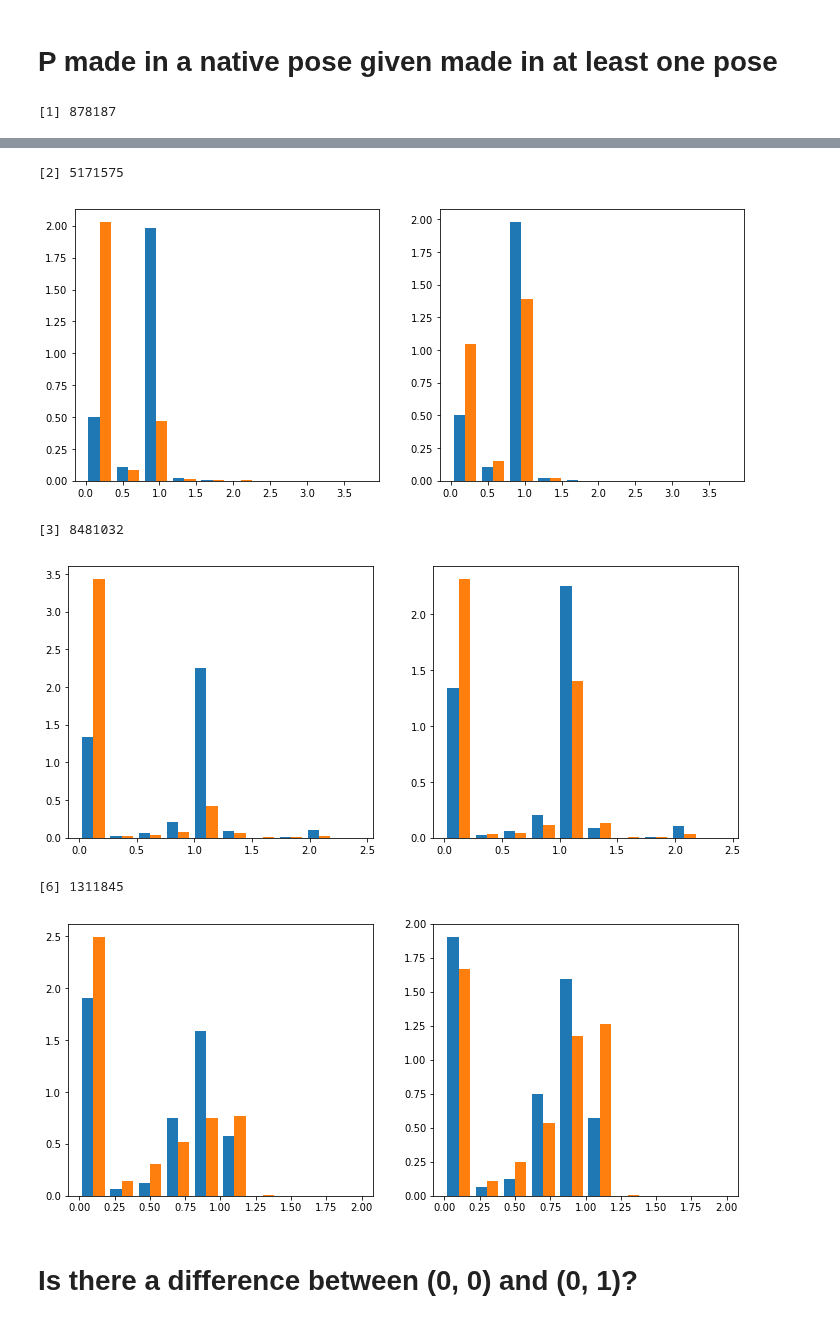
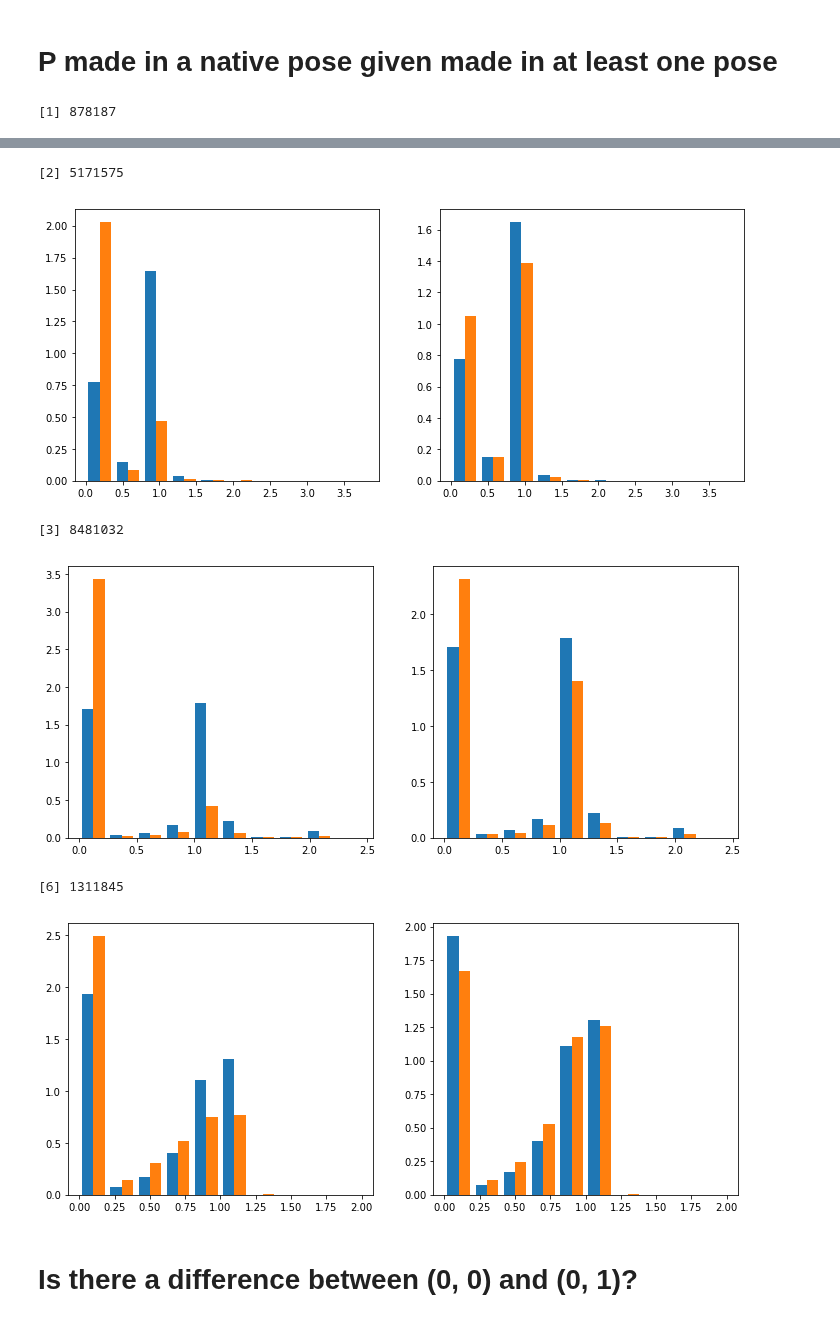
Before and after one commit to orangese/combind_multistruct_benchmarking, a Jupyter notebook: notebooks/HBond scoring.ipynb, the cells around one changed output, grey strips where cells are left out. Drawn from its saved outputs; the diff is of its cells as text; code cells hidden in the pictures.

```diff
--- a/notebooks/HBond scoring.ipynb
+++ b/notebooks/HBond scoring.ipynb
@@ -176,7 +176,7 @@ for codes in [[1], [2], [3], [6]]:
                         if rank1 >= max_poses: continue
                         for rank2, pose2 in poses2.items():
                             if rank2 >= max_poses: continue
-                            native += [pose1[2] <= 2 * pose2[2] <= 2]
+                            native += [(pose1[2] <= 2) * (pose2[2] <= 2)]
                             scores += [overlap(pose1, pose2, codes)]
                             p_glide += [  interpolate(pose1[0], p_x, p_y)
                                         * interpolate(pose2[0], p_x, p_y)]
@@ -235,7 +235,7 @@ for codes in [[1], [2], [3], [6]]:
                     if rank1 >= max_poses: continue
                     for rank2, pose2 in poses2.items():
                         if rank2 >= max_poses: continue
-                        native += [pose1[2] <= 2 * pose2[2] <= 2]
+                        native += [(pose1[2] <= 2) * (pose2[2] <= 2)]
                         scores += [overlap(pose1, pose2, codes) / float(norm)]
                         p_glide += [  interpolate(pose1[0], p_x, p_y)
                                     * interpolate(pose2[0], p_x, p_y)]
@@ -295,7 +295,7 @@ for codes in [[1], [2], [3], [6]]:
                         for k in made:
                             score1 = pose1[-1][k] if k in pose1[-1] else 0
                             score2 = pose2[-1][k] if k in pose2[-1] else 0
-                            native += [pose1[2] <= 2 * pose2[2] <= 2]
+                            native += [(pose1[2] <= 2) * (pose2[2] <= 2)]
                             scores += [np.sqrt(score1*score2)]
                             p_glide += [  interpolate(pose1[0], p_x, p_y)
                                         * interpolate(pose2[0], p_x, p_y)]
@@ -313,9 +313,9 @@ for codes in [[1], [2], [3], [6]]:
 [2] 5171575
-[figure, old version]
+[figure, new version]
 [3] 8481032
-[figure, old version]
+[figure, new version]
 [6] 1311845
-[figure, old version]
+[figure, new version]
 # %% [markdown]
 # Is there a difference between (0, 0) and (0, 1)?
 # %%
```
Also changed, not shown: parts of 5 cells of this notebook, 1 other file.
